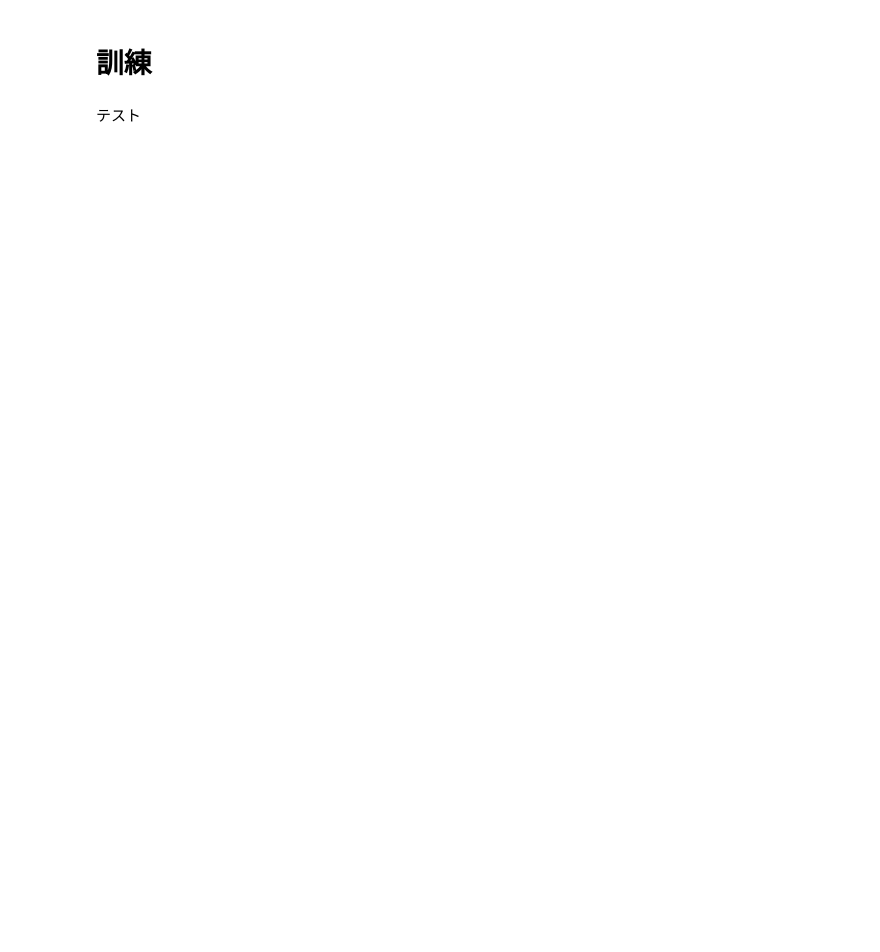
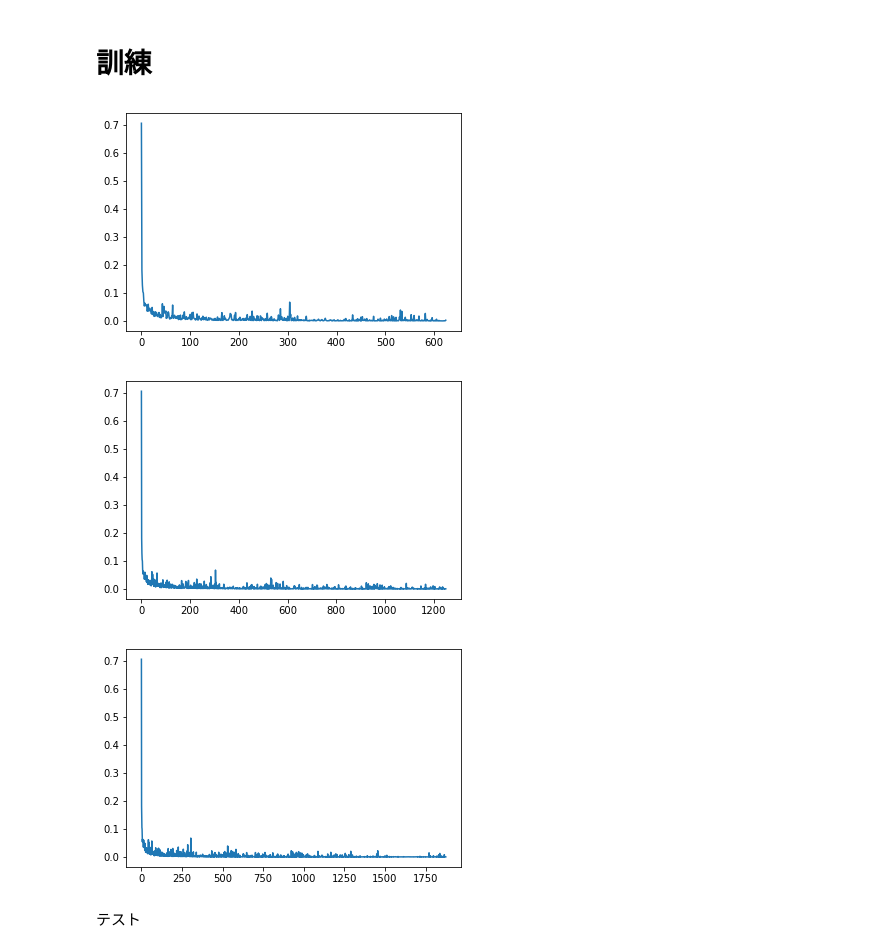
Before and after one commit to HironoOkamoto/practice_pixyz, a Jupyter notebook: JMVAE/mnist_A_classifier.ipynb, the cells around one changed output. Drawn from its saved outputs; the diff is of its cells as text; code cells hidden in the pictures; blank space fills up the shorter version.

```diff
--- a/JMVAE/mnist_A_classifier.ipynb
+++ b/JMVAE/mnist_A_classifier.ipynb
@@ -49,38 +56,34 @@ optimizer = optim.Adam(classifier.parameters(), lr=5e-4)
 # %%
 classifier.train()
 
 loss_plot = []
 for epoch in range(3):
     for batch_idx, (x, y) in tqdm(enumerate(train_loader)):
         x = x.to(device)
+        y = label2onehot(y)
         y = y.to(device)
-        y1 = y[:, 0]
-        y2 = y[:, 1].long()
-        y3 = y[:, 2].long()
-        y4 = y[:, 3].long()
 
         optimizer.zero_grad()
 
-        pred_y1, pred_y2, pred_y3, pred_y4 = classifier(x)
-        loss1 = criterion_bce(pred_y1, y1)
-        loss2 = criterion_ce(pred_y2, y2)
-        loss3 = criterion_ce(pred_y3, y3)
-        loss4 = criterion_ce(pred_y4, y4)
-        loss = loss1 + loss2 + loss3 + loss4
+        pred_y = classifier(x)
+        loss = criterion_bce(pred_y, y)
 
         loss.backward()
         optimizer.step()
 
         loss_plot.append(loss.detach())
 
-        if (batch_idx+1)%1000==0:
-            plt.plot(loss_plot)
-            plt.show()
+    plt.plot(loss_plot)
+    plt.show()
 
 log_dir = "logs"
 if not exists(log_dir):
     os.makedirs(log_dir)
 torch.save(classifier.state_dict(), join(log_dir, 'MNIST_A_classifier.pkl'))
+# %% [output]
+[figure, added]
+[figure, added]
+[figure, added]
 # %% [markdown]
 テスト
 # %%
```
Also changed, not shown: parts of 6 cells of this notebook, 7 other files.
